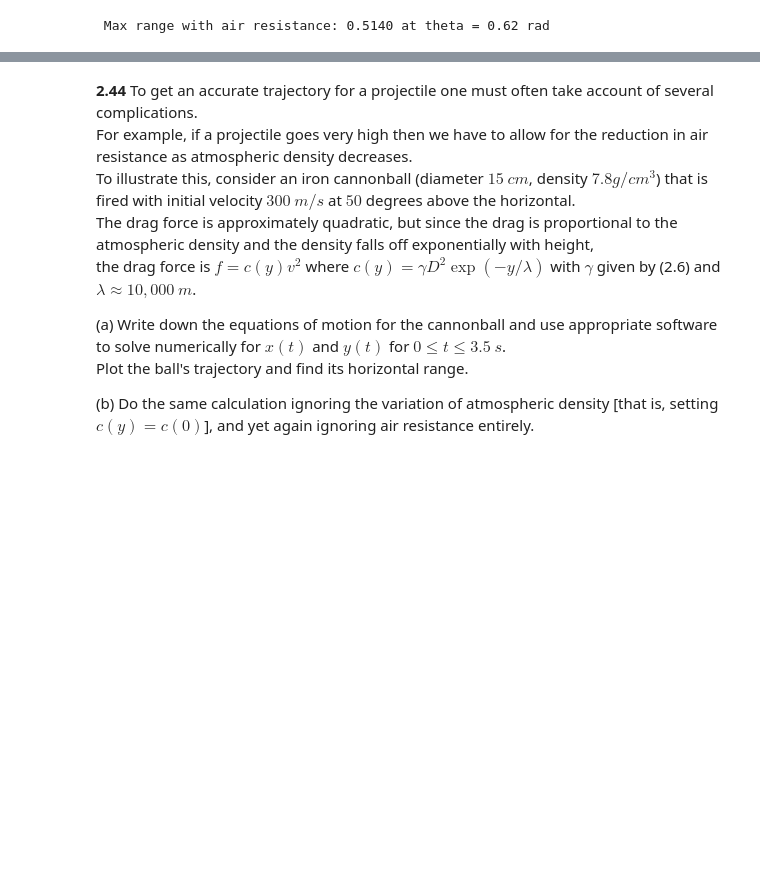
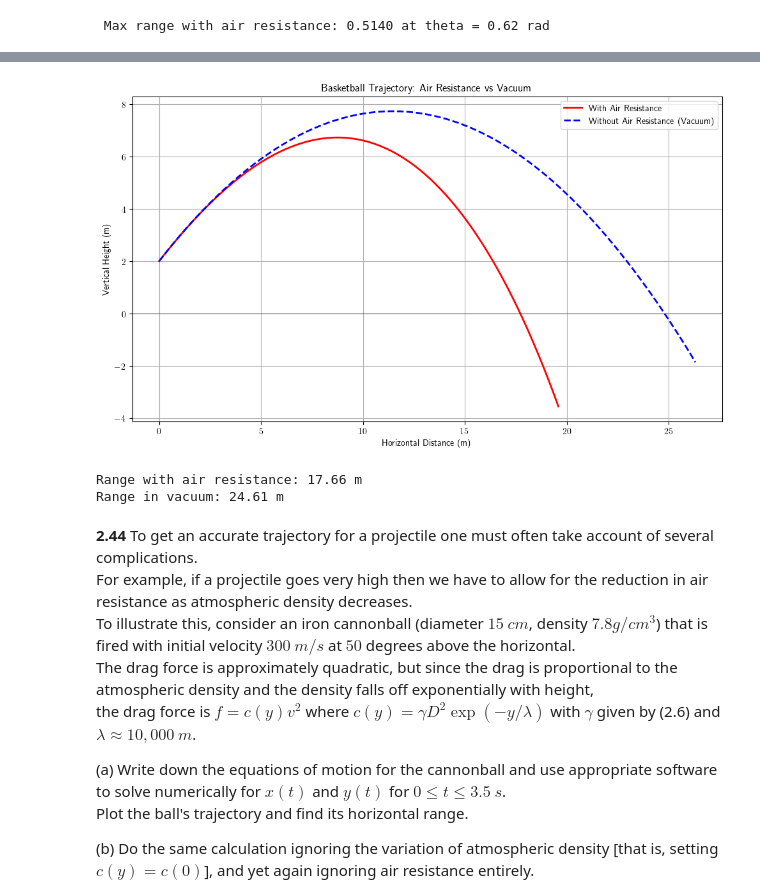
Before and after one commit to Chaks1603/Python-Assignments, a Jupyter notebook: Physics B.Sc/Projectile.ipynb, the cells around one changed output, grey strips where cells are left out. Cells and saved outputs as stored; diff of their text form; code cells hidden in the pictures; blank space fills up the shorter version.

```diff
--- a/Physics B.Sc/Projectile.ipynb
+++ b/Physics B.Sc/Projectile.ipynb
@@ -270,3 +219,53 @@ Range in vacuum: 24.71 m
+# %%
+def equations(t, Y, const):
+    g, c, m = const
+    x, y, vx, vy = Y
+    v = (vx**2 + vy**2)**0.5
+    dxdt = vx
+    dydt = vy
+    dvxdt = - (c / m) * v * vx
+    dvydt = - g - (c / m) * v * vy
+    return [dxdt, dydt, dvxdt, dvydt]
+
+m = 0.6                          # kg
+D = 0.24                         # m
+gamma = 0.25
+c = gamma*D**2
+g = 9.81                         # m/s^2
+theta = np.radians(45)           # Launch angle
+v0 = 15                          # m/s
+vx0 = v0 * np.cos(theta)
+vy0 = v0 * np.sin(theta)
+x0, y0 = 0, 2                    # Starting from 2 m above ground
+dt = 0.02
+t_span = (0, 2.5)  # Total guess time (auto-cut when y < 0)
+Y0 = [x0, y0, vx0, vy0]
+const = (g, c, m)
+t, sol_drag = RK4(equations, t_span, const, dt, Y0)
+x_drag, y_drag = sol_drag[:, 0], sol_drag[:, 1]
+x_vac = vx0 * t
+y_vac = y0 + vy0 * t - 0.5 * g * t**2
+
+plt.figure(figsize=(10, 6))
+plt.plot(x_drag, y_drag, label='With Air Resistance', lw=2, color='red')
+plt.plot(x_vac, y_vac, label='Without Air Resistance (Vacuum)', lw=2, linestyle='--', color='blue')
+plt.axhline(0, color='black', lw=0.5)
+plt.xlabel('Horizontal Distance (m)')
+plt.ylabel('Vertical Height (m)')
+plt.title('Basketball Trajectory: Air Resistance vs Vacuum')
+plt.legend()
+plt.grid(True)
+plt.tight_layout()
+plt.show()
+
+range_drag = x_drag[y_drag >= 0][-1]
+range_vac = x_vac[y_vac >= 0][-1]
+print(f"Range with air resistance: {range_drag:.2f} m")
+print(f"Range in vacuum: {range_vac:.2f} m")
+# %% [output]
+[figure, added]
+Range with air resistance: 17.66 m
+Range in vacuum: 24.61 m
 # %% [markdown]
 **2.44** To get an accurate trajectory for a projectile one must often take account of several complications.
 For example, if a projectile goes very high then we have to allow for the reduction in air resistance as atmospheric density decreases.
```
Also changed, not shown: parts of 2 cells of this notebook.
